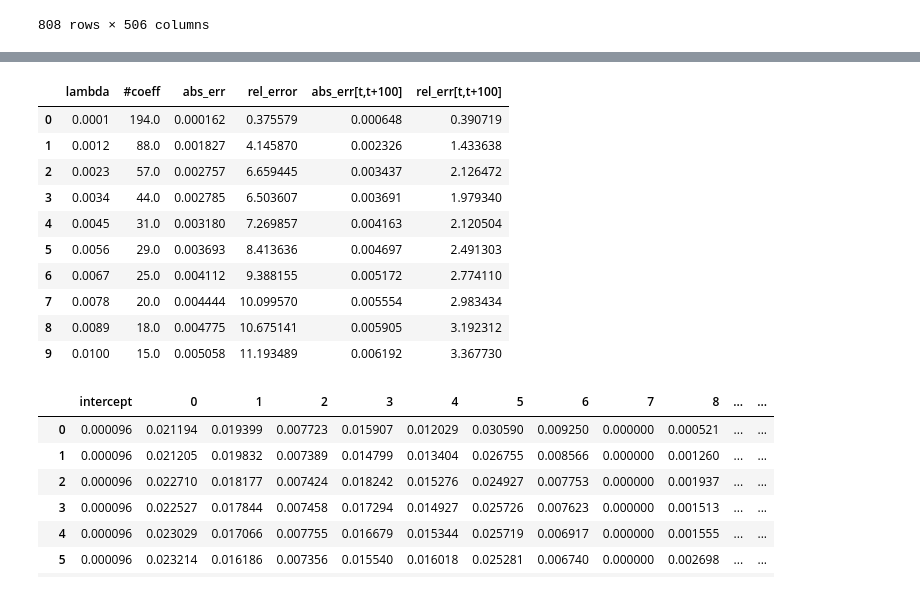
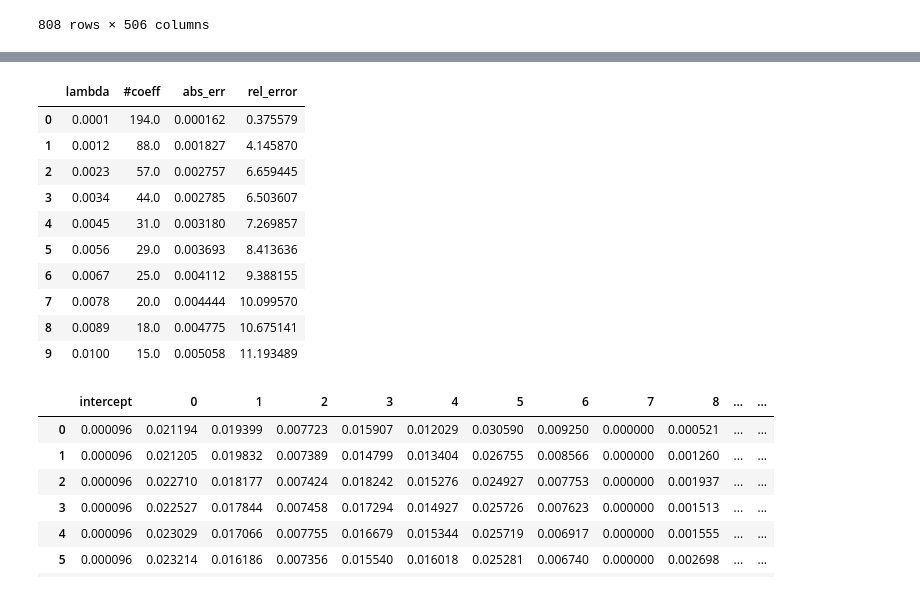
Before and after one commit to GiovanniMisseri/NonNegativeLASSO-PortfolioReplication, a Jupyter notebook: Script/Project_python.ipynb, the cells around one changed output, grey strips where cells are left out. Cells and saved outputs as stored; diff of their text form; code cells hidden in the pictures.

```diff
--- a/Script/Project_python.ipynb
+++ b/Script/Project_python.ipynb
@@ -54,49 +56,48 @@ X=dataset.iloc[:,1:].values
 # %%
 import sklearn.linear_model
 # %%
+#replication errors varying the regularization parameter (~ varying the number of variables)
 window=250
-columns=['lambda','#coeff','abs_err', 'rel_error','abs_err[t,t+100]','rel_err[t,t+100]']
+columns=['lambda','#coeff','abs_err', 'rel_error']
 alpha_set=np.linspace(0.0001,0.01,10)
 alpha_table=pd.DataFrame(data=np.zeros((len(alpha_set),len(columns))),columns=columns)
 for i,alpha in enumerate (alpha_set):
     mod=sklearn.linear_model.Lasso(alpha=alpha, positive=True)
     mod.fit(sqrt(250)*X[:window,:],sqrt(250)*y[:window])
     pred=mod.predict(X[:window,:])
     abs_err=np.mean(abs(y[:window]-pred))
     abs_err100=abs(y[window:window+100]-mod.predict(X[window:window+100,:]))
     abs_err50=np.mean(abs(y[window:window+100]-mod.predict(X[window:window+100,:])))
 
     rel_err=np.zeros(len(y[:window]))
     rel_err50=np.zeros(len(y[window:window+100]))
 
     for j in range(len(y[:window])):
         if y[j]!=0:
             rel_err[j]=abs(y[:window]-pred)[j]/abs(y[j])
         else:
             rel_err[j]=np.NaN
 
     for j in range(len(y[window:window+100])):
         if y[window+j]!=0:
             rel_err50[j]=abs_err100[j]/abs(y[window+j])
         else:
             rel_err50[j]=np.NaN
     alpha_table.loc[i,'lambda']=alpha
     alpha_table.loc[i,'abs_err']=abs_err
     alpha_table.loc[i,'rel_error']=np.nanmean(rel_err)
     alpha_table.loc[i,'#coeff']=np.count_nonzero(mod.coef_)
-    alpha_table.loc[i,'abs_err[t,t+100]']=abs_err50
-    alpha_table.loc[i,'rel_err[t,t+100]']=np.nanmean(rel_err50)
 alpha_table
 # %% [output]
-|  | lambda | #coeff | abs_err | rel_error | abs_err[t,t+100] | rel_err[t,t+100] |
-| 0 | 0.0001 | 194.0 | 0.000162 | 0.375579 | 0.000648 | 0.390719 |
-| 1 | 0.0012 | 88.0 | 0.001827 | 4.145870 | 0.002326 | 1.433638 |
-| 2 | 0.0023 | 57.0 | 0.002757 | 6.659445 | 0.003437 | 2.126472 |
-| 3 | 0.0034 | 44.0 | 0.002785 | 6.503607 | 0.003691 | 1.979340 |
-| 4 | 0.0045 | 31.0 | 0.003180 | 7.269857 | 0.004163 | 2.120504 |
-| 5 | 0.0056 | 29.0 | 0.003693 | 8.413636 | 0.004697 | 2.491303 |
-| 6 | 0.0067 | 25.0 | 0.004112 | 9.388155 | 0.005172 | 2.774110 |
-| 7 | 0.0078 | 20.0 | 0.004444 | 10.099570 | 0.005554 | 2.983434 |
-| 8 | 0.0089 | 18.0 | 0.004775 | 10.675141 | 0.005905 | 3.192312 |
-| 9 | 0.0100 | 15.0 | 0.005058 | 11.193489 | 0.006192 | 3.367730 |
+|  | lambda | #coeff | abs_err | rel_error |
+| 0 | 0.0001 | 194.0 | 0.000162 | 0.375579 |
+| 1 | 0.0012 | 88.0 | 0.001827 | 4.145870 |
+| 2 | 0.0023 | 57.0 | 0.002757 | 6.659445 |
+| 3 | 0.0034 | 44.0 | 0.002785 | 6.503607 |
+| 4 | 0.0045 | 31.0 | 0.003180 | 7.269857 |
+| 5 | 0.0056 | 29.0 | 0.003693 | 8.413636 |
+| 6 | 0.0067 | 25.0 | 0.004112 | 9.388155 |
+| 7 | 0.0078 | 20.0 | 0.004444 | 10.099570 |
+| 8 | 0.0089 | 18.0 | 0.004775 | 10.675141 |
+| 9 | 0.0100 | 15.0 | 0.005058 | 11.193489 |
 # %%
```
Also changed, not shown: parts of 30 cells of this notebook, 8 other files.
